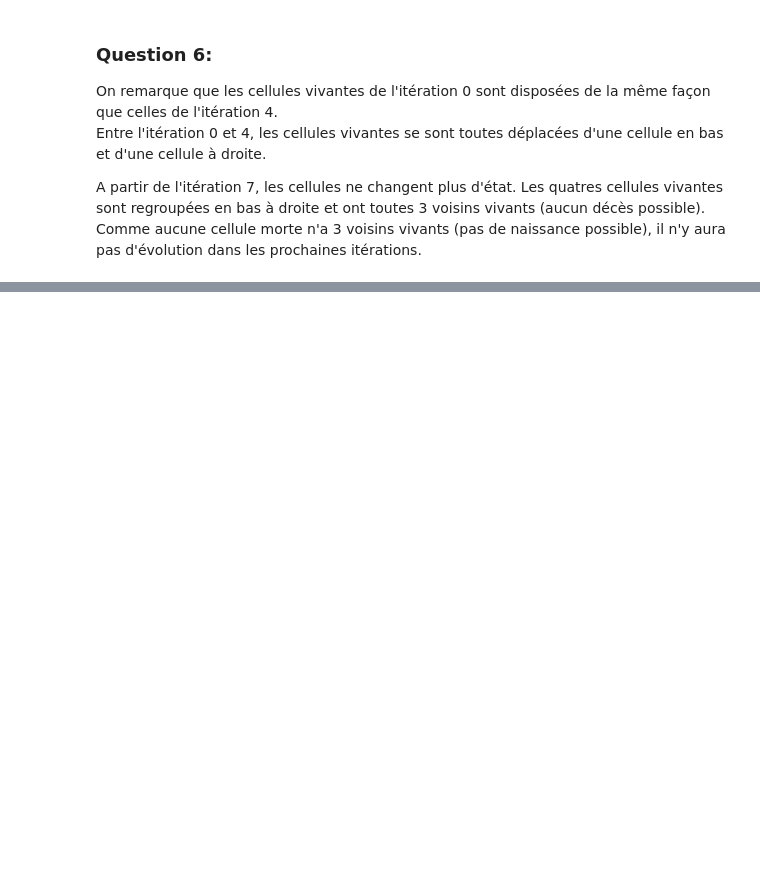
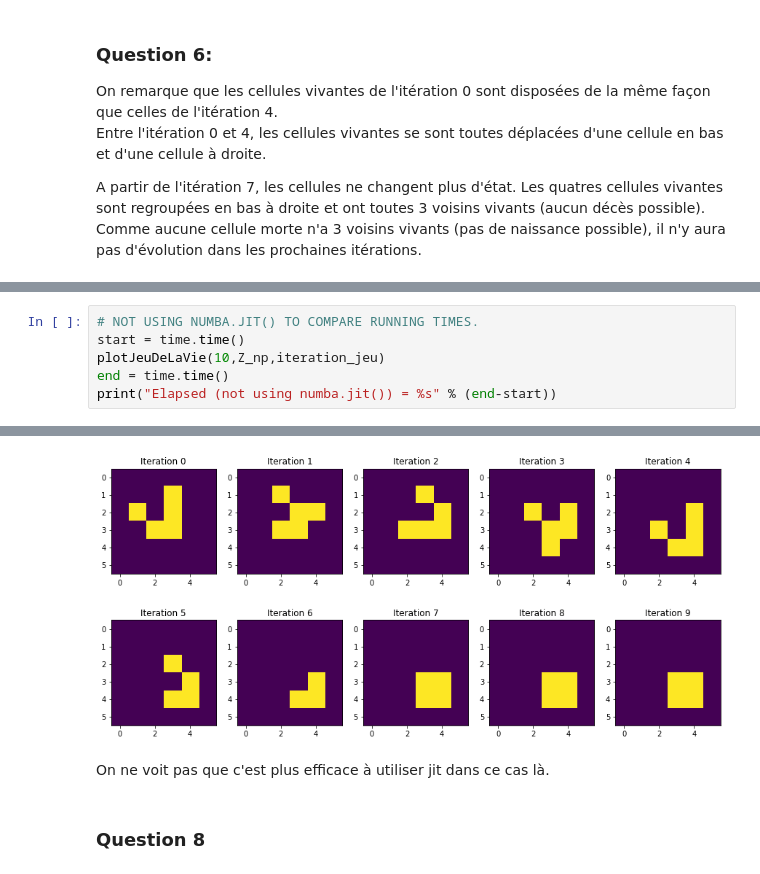
Before and after one commit to jroeste/DevLogHMMA238, a Jupyter notebook: HMMA238_TP_Gout_Roste.ipynb, the cells around one changed output, grey strips where cells are left out. Saved outputs shown, nothing was run; the diff lists cells and outputs as text; blank space fills up the shorter version.

```diff
--- a/HMMA238_TP_Gout_Roste.ipynb
+++ b/HMMA238_TP_Gout_Roste.ipynb
@@ -60,0 +144,7 @@ Les quatres cellules vivantes sont regroupées en bas à droite et ont toutes 3
+# %%
+# NOT USING NUMBA.JIT() TO COMPARE RUNNING TIMES.
+start = time.time()
+plotJeuDeLaVie(10,Z_np,iteration_jeu)
+end = time.time()
+print("Elapsed (not using numba.jit()) = %s" % (end-start))
+# %% [output]
@@ -60,0 +152,5 @@ Les quatres cellules vivantes sont regroupées en bas à droite et ont toutes 3
+[figure, added]
+# %% [markdown]
+On ne voit pas que c'est plus efficace à utiliser jit dans ce cas là.
+# %% [markdown]
+### Question 8
```
Also changed, not shown: parts of 18 cells of this notebook, 1 other file.
